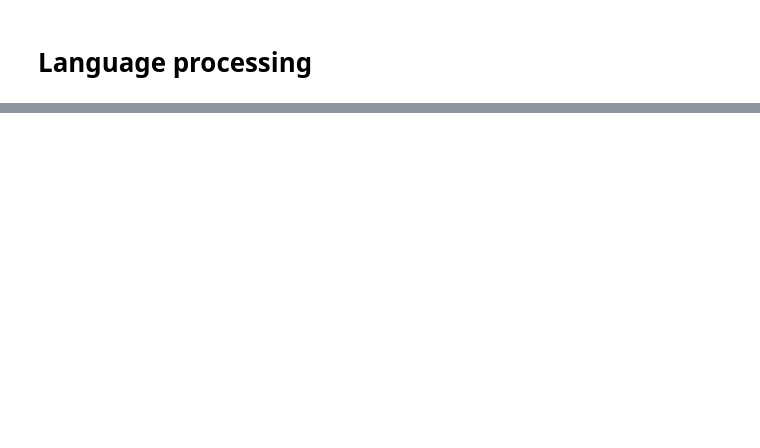
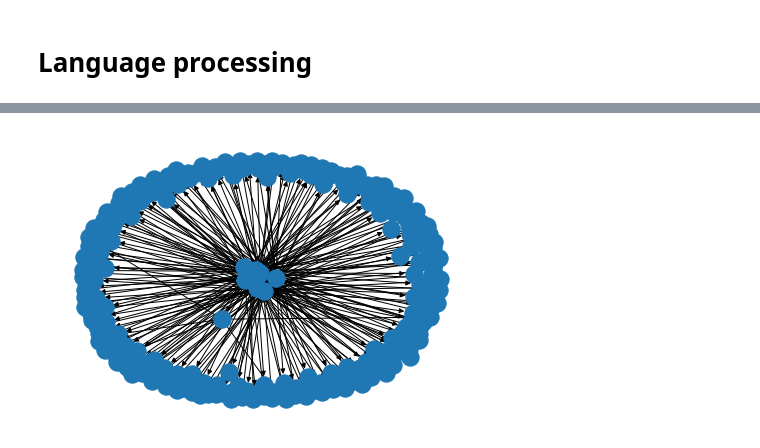
Before and after one commit to liammagee/patents-ai, a Jupyter notebook: analysis.ipynb, the cells around one changed output, grey strips where cells are left out. Cells and saved outputs as stored; diff of their text form; code cells hidden in the pictures; blank space fills up the shorter version.

```diff
--- a/analysis.ipynb
+++ b/analysis.ipynb
@@ -1015,0 +1066,12 @@ year_counts.plot(kind='bar')
+# %%
+import networkx as nx
+
+#load pandas df as networkx graph
+G_seed = nx.from_pandas_edgelist(references_seed, 'source_title', 'title', create_using=nx.DiGraph())
+G_1layer = nx.from_pandas_edgelist(references_1layer, 'source_title', 'title', create_using=nx.DiGraph())
+G_2layer = nx.from_pandas_edgelist(references_2layer, 'source_title', 'title', create_using=nx.DiGraph())
+G_3layer = nx.from_pandas_edgelist(references_3layer, 'source_title', 'title', create_using=nx.DiGraph())
+# %%
+nx.draw(G_1layer)
+# %% [output]
+[figure, added]
```
Also changed, not shown: parts of 80 cells of this notebook, 33 other files.
